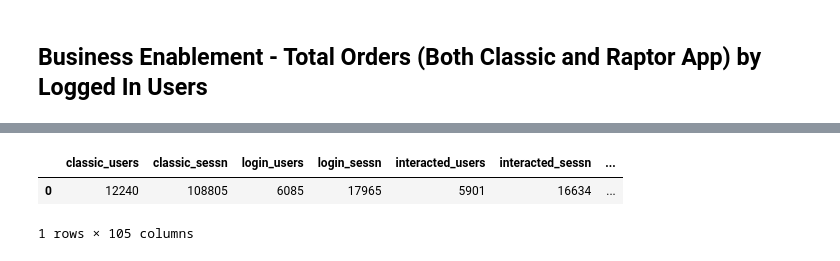
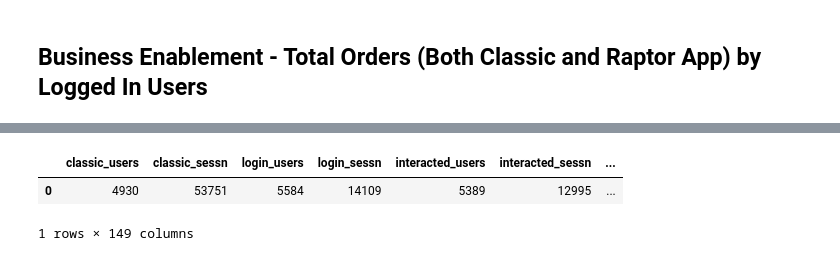
Before and after one commit to kanaktiwari-wal/Raptor-Scorecard-Metric, a Jupyter notebook: raptor_scorecard_metrics.ipynb, the cells around one changed output, grey strips where cells are left out. Drawn from its saved outputs; the diff is of its cells as text; code cells hidden in the pictures.

```diff
--- a/raptor_scorecard_metrics.ipynb
+++ b/raptor_scorecard_metrics.ipynb
@@ -1081,7 +1240,8 @@ FROM `wmt-et-converse-prod.converse_logs_ds_xrsamurai.logs_parsed` a
 JOIN invited_users i
 ON i.pg_cust_id = a.customer_id -- To only keep the invited users
 WHERE DATE(DATETIME(TIMESTAMP(timestamp), 'America/Los_Angeles')) BETWEEN '{start_dt}' AND '{end_dt}'
-AND channel_id = 'RAPTOR_IOS_APP'),
+AND channel_id = 'RAPTOR_IOS_APP'
+AND REGEXP_EXTRACT(current_entities, r'products=\[([\s\S]*?)\]') is Not Null),
 
 carousel_item AS (SELECT
  customer_id,
@@ -1093,8 +1253,8 @@ UNNEST(JSON_EXTRACT_ARRAY(CONCAT('[', products_inner, ']'), '$')) AS product
 WHERE products_inner IS NOT NULL
 GROUP BY 1, 2)
 
-SELECT COUNT(DISTINCT customer_id) users_w_carousel_imp, Count(Distinct correlation_id) as carousel_imp, SUM(usItemCount) total_item_imp
-FROM carousel_item
+SELECT COUNT(DISTINCT customer_id) users_w_carousel_imp, Count(Distinct correlation_id) as carousel_imp
+FROM carousel
 """)
 
 users_w_carousel_imp.head()
@@ -1432,13 +2307,13 @@ Total Order Count for Logged-In Users
 # %%
 # Merge side by side
 df_final = pd.concat([glass_app_session, login_users, interacted_users, bounce_users, meaningful_interacted_users, meaningful_interacted_sessn, meaningful_interected_event_counts,
                       opened_shop_cust, opened_shop_sessn,count_opened_shop, created_shop, created_shop_type, atc_users, checkout_users,
-                      checkout_sessn, order_users, order_sessn, repeated_order_users, inchat_bounce_users, inchat_msg, session_duration, users_w_carousel_imp, pdp_imp, atc_context_pivot, item_clicks, messages_by_shop, order_count_both_apps], axis=1)
+                      checkout_sessn, order_users, order_sessn, repeated_order_users, inchat_bounce_users, final_agent_summary, inchat_msg, session_duration, latency_percentiles, users_w_carousel_imp, pdp_imp, shop_engagement_reach_metrics, carousel_funnel_reach_metrics, atc_context_pivot, item_clicks, messages_by_shop, order_count_both_apps], axis=1)
 
 df_final
 # %% [output]
 |  | classic_users | classic_sessn | login_users | login_sessn | interacted_users | interacted_sessn | ... |
-| 0 | 12240 | 108805 | 6085 | 17965 | 5901 | 16634 | ... |
+| 0 | 4930 | 53751 | 5584 | 14109 | 5389 | 12995 | ... |
-1 rows × 105 columns
+1 rows × 149 columns
 # %%
 df_final.to_clipboard(index=True)
```
Also changed, not shown: parts of 33 cells of this notebook.
